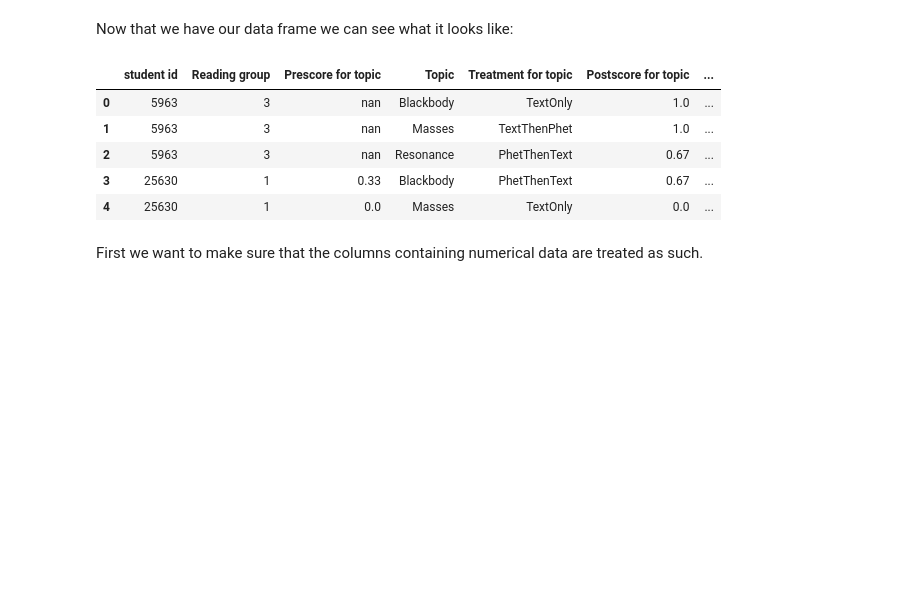
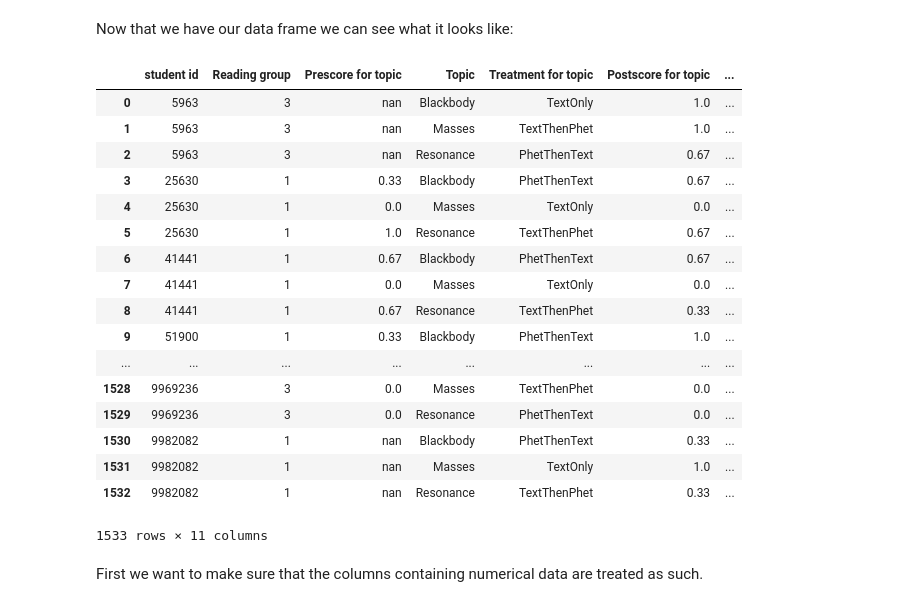
Before and after one commit to sperez8/Phet-log-analyzer, a Jupyter notebook: prereading/analyze_prereading_data.ipynb, the cells around one changed output. Drawn from its saved outputs; the diff is of its cells as text; code cells hidden in the pictures; blank space fills up the shorter version.

Commit message:
Addded attitude columns

```diff
--- a/prereading/analyze_prereading_data.ipynb
+++ b/prereading/analyze_prereading_data.ipynb
@@ -35,9 +35,17 @@ textquestion = {'Blackbody':'q02 - Approximately how long did you spend reading
                 'Masses':'q6 - Approximately how long did you spend reading the textbook sections? (in minutes)',
                 'Resonance':'q7 - Approximately how long did you spend reading the textbook sections? (in minutes)'}
 
+conv_pos = {'nan':np.nan, 'Not at all':0.0, 'Somewhat':1.0, 'Mostly':2.0, 'Definitely':3.0}
+conv_neg = {'nan':np.nan, 'Not at all':3.0, 'Somewhat':2.0, 'Mostly':1.0, 'Definitely':0.0}
+
 #now we iterate through the dataframe and creat a row per student x topic
 for index, row in dfmerged.iterrows():
     for topic in topics:
+        #print row['q5 - For me personally; PhET Sims are usually useless.']
+        calculated_survey = (float(conv_neg[str(row['q2 - For me personally; PhET Sims are usually boring.']).split('<')[0]])+
+                    float(conv_neg[str(row['q5 - For me personally; PhET Sims are usually useless.']).split('<')[0]])+
+                    float(conv_pos[str(row['q4 - For me personally; PhET Sims are usually fun.']).split('<')[0]])+
+                    float(conv_pos[str(row['q3 - For me personally; PhET Sims are usually productive.']).split('<')[0]]))/4.0
         datalist.append([str(row['anon-id']),
                         str(row["Reading group_x"]),
                         float(str(row['PreScore.'+topic]).replace('%',''))/100.0,
@@ -45,27 +53,43 @@ for index, row in dfmerged.iterrows():
                         row['Treatment.'+topic+'_x'],
                         float(str(row['PostScore.'+topic]).replace('%',''))/100.0,
                         row[textquestion[topic]],
-                        row[phetquestion[topic]]
+                        row[phetquestion[topic]],
+                        calculated_survey,
+                        row['q9 - How beneficial was this assignment to your learning?'],
+                        row['q10 - How much did you enjoy this assignment?']
                         ])
 
 # convert list2 to an array then a dataframe
 array2 = np.array(datalist)
 colnames = ['student id',"Reading group",'Prescore for topic','Topic','Treatment for topic',
-            'Postscore for topic','Time on text for topic','Time on PhET for topic']
+            'Postscore for topic','Time on text for topic','Time on PhET for topic',
+            'Preattitude','Postattitude - benefitted','Postattitude - enjoyed']
 df = pd.DataFrame(array2,columns=colnames)
 # %% [markdown]
 ## Organizing the dataframe
 # %% [markdown]
 Now that we have our data frame we can see what it looks like:
 # %%
-df.head()
+df
 # %% [output]
 |  | student id | Reading group | Prescore for topic | Topic | Treatment for topic | Postscore for topic | ... |
 | 0 | 5963 | 3 | nan | Blackbody | TextOnly | 1.0 | ... |
 | 1 | 5963 | 3 | nan | Masses | TextThenPhet | 1.0 | ... |
 | 2 | 5963 | 3 | nan | Resonance | PhetThenText | 0.67 | ... |
 | 3 | 25630 | 1 | 0.33 | Blackbody | PhetThenText | 0.67 | ... |
 | 4 | 25630 | 1 | 0.0 | Masses | TextOnly | 0.0 | ... |
+| 5 | 25630 | 1 | 1.0 | Resonance | TextThenPhet | 0.67 | ... |
+| 6 | 41441 | 1 | 0.67 | Blackbody | PhetThenText | 0.67 | ... |
+| 7 | 41441 | 1 | 0.0 | Masses | TextOnly | 0.0 | ... |
+| 8 | 41441 | 1 | 0.67 | Resonance | TextThenPhet | 0.33 | ... |
+| 9 | 51900 | 1 | 0.33 | Blackbody | PhetThenText | 1.0 | ... |
+| ... | ... | ... | ... | ... | ... | ... | ... |
+| 1528 | 9969236 | 3 | 0.0 | Masses | TextThenPhet | 0.0 | ... |
+| 1529 | 9969236 | 3 | 0.0 | Resonance | PhetThenText | 0.0 | ... |
+| 1530 | 9982082 | 1 | nan | Blackbody | PhetThenText | 0.33 | ... |
+| 1531 | 9982082 | 1 | nan | Masses | TextOnly | 1.0 | ... |
+| 1532 | 9982082 | 1 | nan | Resonance | TextThenPhet | 0.33 | ... |
+1533 rows × 11 columns
 # %% [markdown]
 First we want to make sure that the columns containing numerical data are treated as such.
 # %%
```
Also changed, not shown: parts of 3 cells of this notebook.
